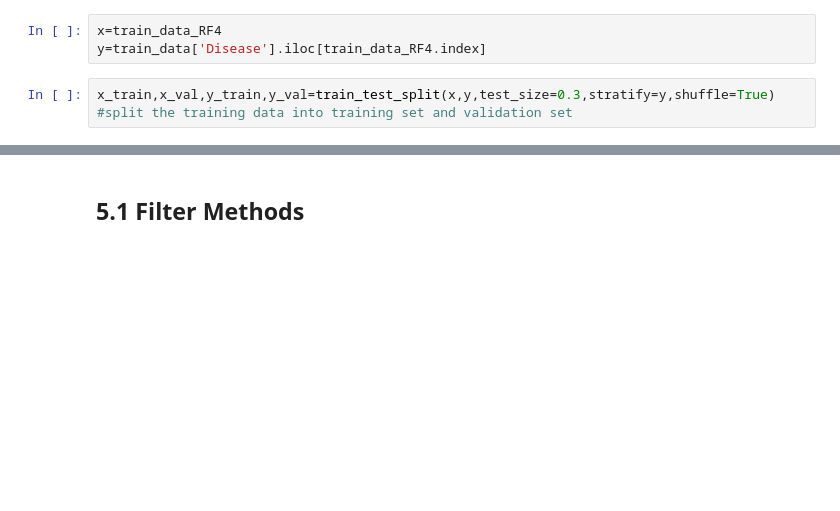
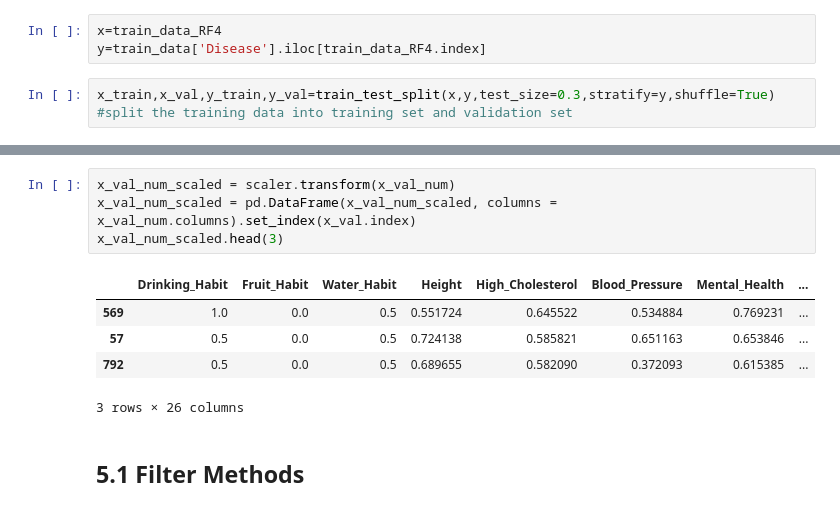
Before and after one commit to anamiguel24/MachineLearnig-project, a Jupyter notebook: ml_project.ipynb, the cells around one changed output, grey strips where cells are left out. Drawn from its saved outputs; the diff is of its cells as text; blank space fills up the shorter version.

```diff
--- a/ml_project.ipynb
+++ b/ml_project.ipynb
@@ -462,3 +478,13 @@ x_train,x_val,y_train,y_val=train_test_split(x,y,test_size=0.3,stratify=y,shuffl
+# %%
+x_val_num_scaled = scaler.transform(x_val_num)
+x_val_num_scaled = pd.DataFrame(x_val_num_scaled, columns = x_val_num.columns).set_index(x_val.index)
+x_val_num_scaled.head(3)
+# %% [output]
+|  | Drinking_Habit | Fruit_Habit | Water_Habit | Height | High_Cholesterol | Blood_Pressure | Mental_Health | ... |
+| 569 | 1.0 | 0.0 | 0.5 | 0.551724 | 0.645522 | 0.534884 | 0.769231 | ... |
+| 57 | 0.5 | 0.0 | 0.5 | 0.724138 | 0.585821 | 0.651163 | 0.653846 | ... |
+| 792 | 0.5 | 0.0 | 0.5 | 0.689655 | 0.582090 | 0.372093 | 0.615385 | ... |
+3 rows × 26 columns
 # %% [markdown]
 ## 5.1 Filter Methods
 # %% [markdown]
```
Also changed, not shown: parts of 15 cells of this notebook.
